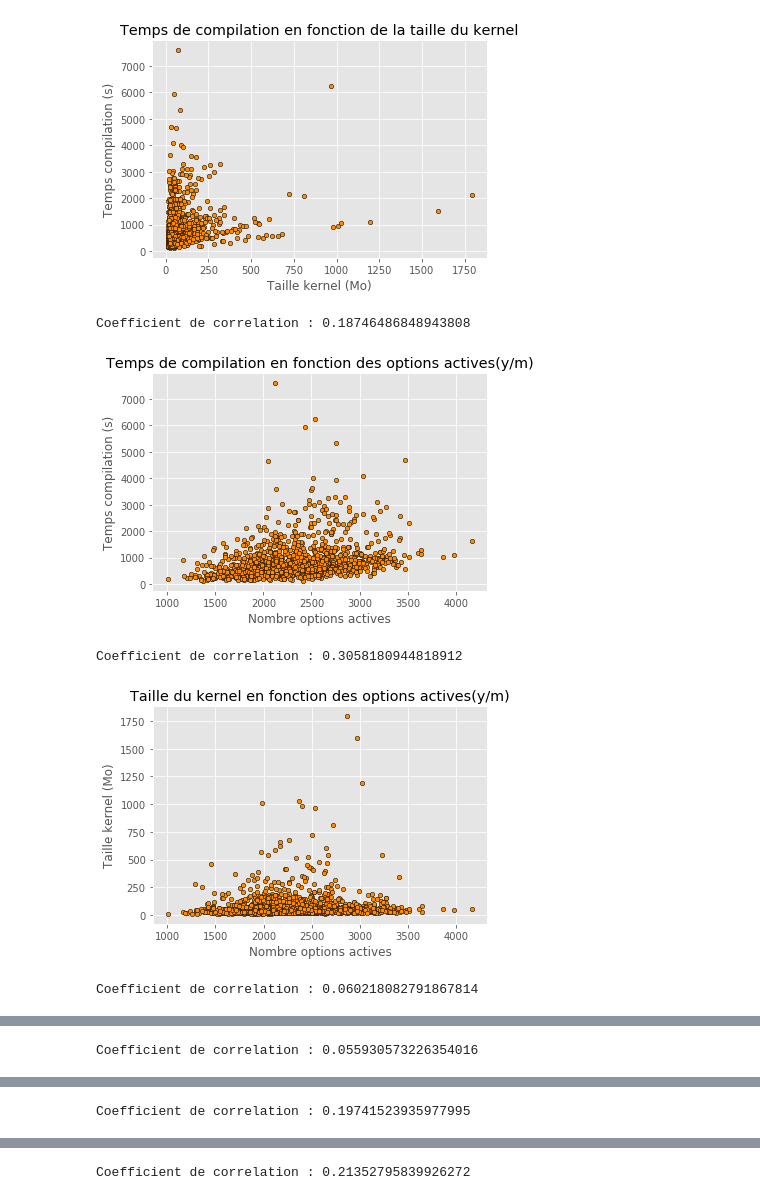
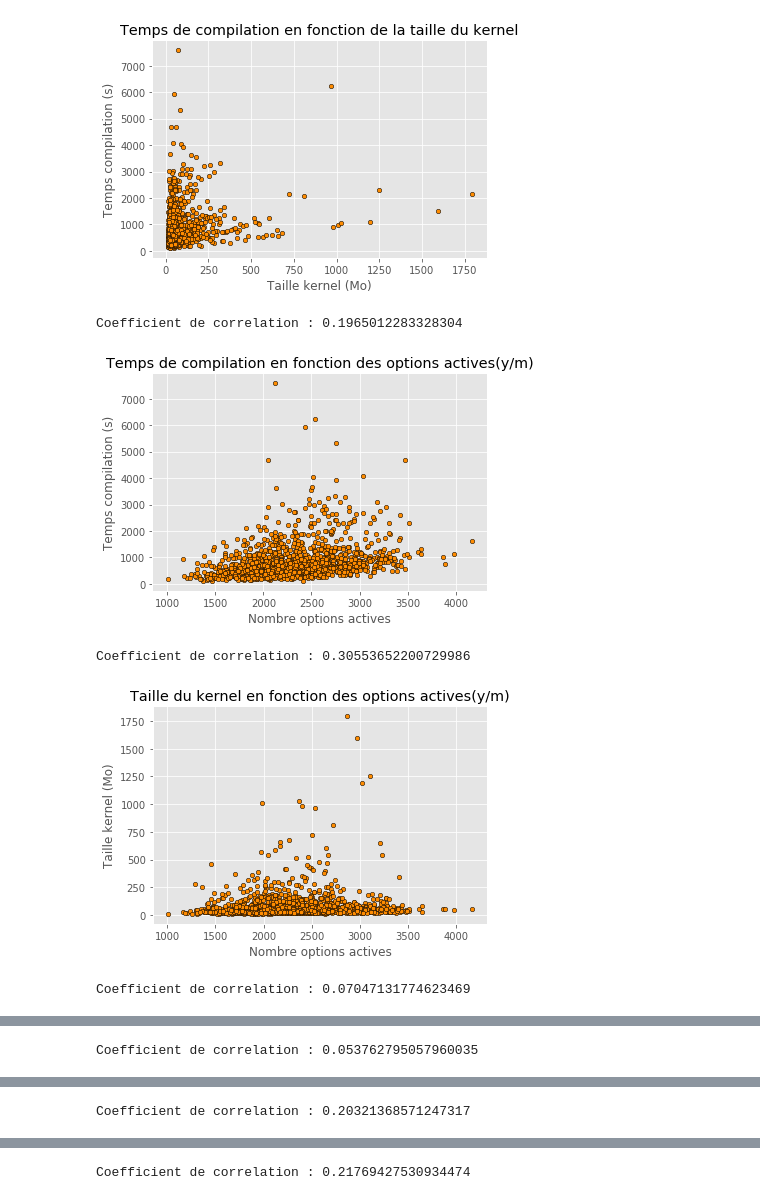
Before and after one commit to TuxML/ML, a Jupyter notebook: stats.ipynb, the cells around one changed output, grey strips where cells are left out. Drawn from its saved outputs; the diff is of its cells as text; code cells hidden in the pictures.

Commit message:
Recuperation des statistiques d'un CSV

```diff
--- a/stats.ipynb
+++ b/stats.ipynb
@@ -13,20 +13,20 @@ from sklearn.metrics import mean_absolute_error
 from sklearn.metrics import mean_squared_error
 from sklearn.metrics import r2_score
 # %%
-statistiques = statsTuxML.stats("res.csv")
+statistiques = statsTuxML.stats("set4.csv")
 nbComp, stats_module, stats_yes, stats_combine, stats_size, stats_time  = statistiques
 
 print("")
 print("Nombre de compilation", nbComp)
 print("Informations sur les options activées en module", stats_module)
 print("Informations sur les options activées en dur", stats_yes)
 print("Informations sur les options activées en tout", stats_combine)
 print("Informations sur la taille du kernel", stats_size)
 print("Informations sur le temps de compilation", stats_time)
 # %% [output]
-[figure, old version]
+[figure, new version]
-Coefficient de correlation : 0.18746486848943808
+Coefficient de correlation : 0.1965012283328304
-[figure, old version]
+[figure, new version]
-Coefficient de correlation : 0.3058180944818912
+Coefficient de correlation : 0.30553652200729986
-[figure, old version]
+[figure, new version]
-Coefficient de correlation : 0.060218082791867814
+Coefficient de correlation : 0.07047131774623469
@@ -34 +34 @@ Coefficient de correlation : 0.060218082791867814
-Coefficient de correlation : 0.055930573226354016
+Coefficient de correlation : 0.053762795057960035
@@ -36 +36 @@ Coefficient de correlation : 0.055930573226354016
-Coefficient de correlation : 0.19741523935977995
+Coefficient de correlation : 0.20321368571247317
@@ -38 +38 @@ Coefficient de correlation : 0.19741523935977995
-Coefficient de correlation : 0.21352795839926272
+Coefficient de correlation : 0.21769427530934474
```
Also changed, not shown: parts of 6 cells of this notebook.
